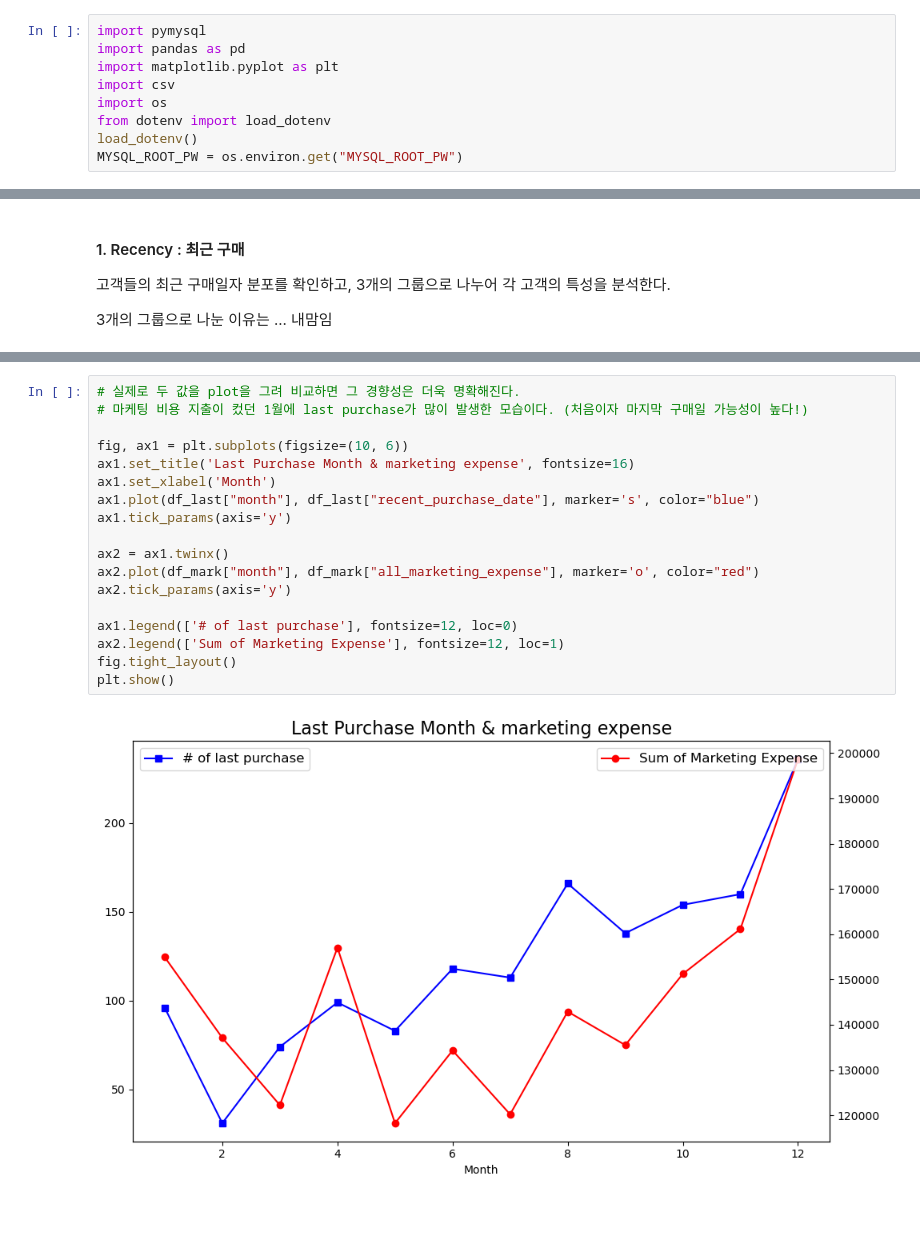
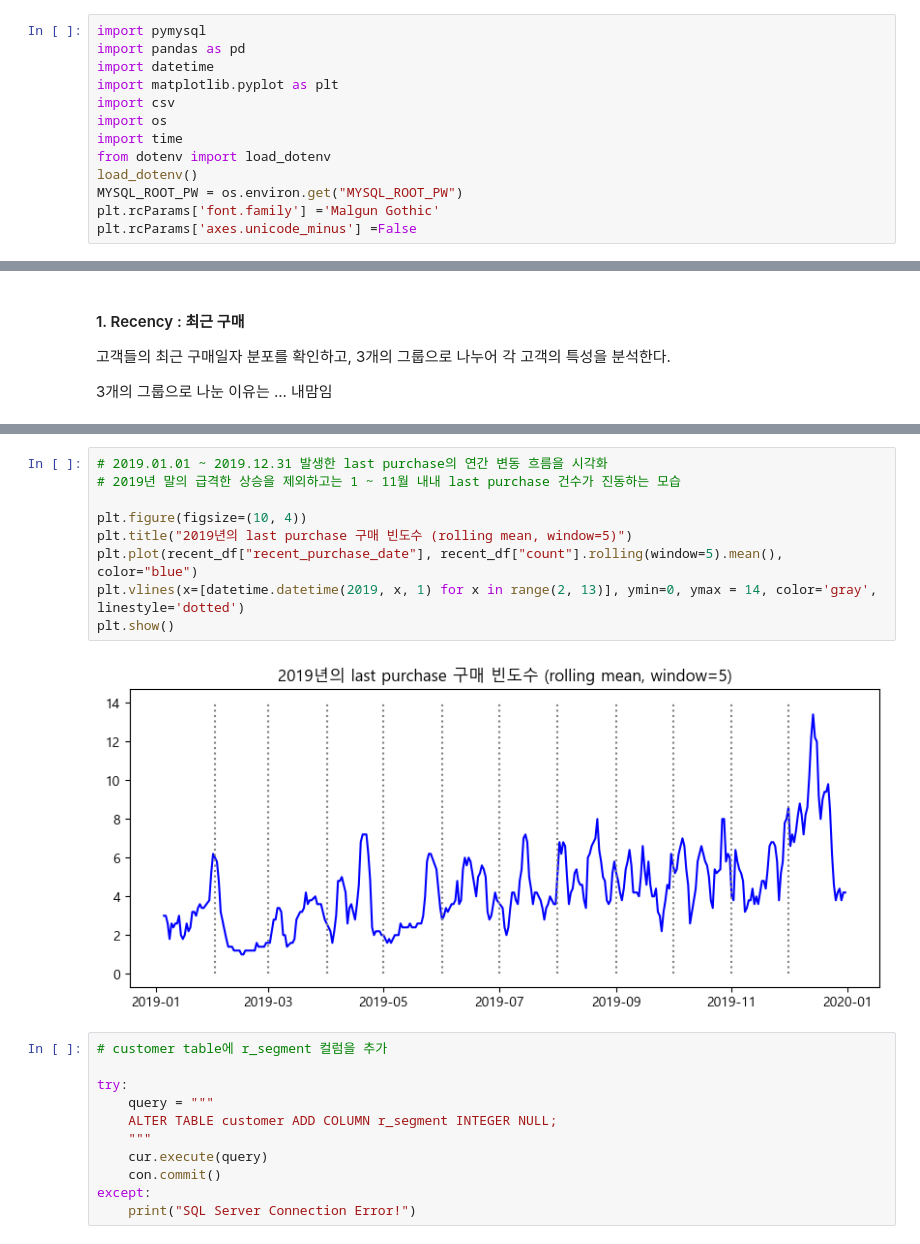
Before and after one commit to 0x106053b/SQL_exercises, a Jupyter notebook: 2.RFM.ipynb, the cells around one changed output, grey strips where cells are left out. Saved outputs shown, nothing was run; the diff lists cells and outputs as text; blank space fills up the shorter version.

```diff
--- a/2.RFM.ipynb
+++ b/2.RFM.ipynb
@@ -6,12 +6,16 @@ RFM : Recency(최근 구매), Frequency(자주 구매), Monetary(얼마나 구
 # %%
 import pymysql
 import pandas as pd
+import datetime
 import matplotlib.pyplot as plt
 import csv
 import os
+import time
 from dotenv import load_dotenv
 load_dotenv()
 MYSQL_ROOT_PW = os.environ.get("MYSQL_ROOT_PW")
+plt.rcParams['font.family'] ='Malgun Gothic'
+plt.rcParams['axes.unicode_minus'] =False
 # %%
 con = pymysql.connect(host="localhost", db="ecommerce", user="root", password=MYSQL_ROOT_PW)
 cur = con.cursor()
@@ -180,20 +137,22 @@ except:
-# %%
-# 실제로 두 값을 plot을 그려 비교하면 그 경향성은 더욱 명확해진다.
-# 마케팅 비용 지출이 컸던 1월에 last purchase가 많이 발생한 모습이다. (처음이자 마지막 구매일 가능성이 높다!)
-
-fig, ax1 = plt.subplots(figsize=(10, 6))
-ax1.set_title('Last Purchase Month & marketing expense', fontsize=16)
-ax1.set_xlabel('Month')
-ax1.plot(df_last["month"], df_last["recent_purchase_date"], marker='s', color="blue")
-ax1.tick_params(axis='y')
-
-ax2 = ax1.twinx()
-ax2.plot(df_mark["month"], df_mark["all_marketing_expense"], marker='o', color="red")
-ax2.tick_params(axis='y')
-
-ax1.legend(['# of last purchase'], fontsize=12, loc=0)
-ax2.legend(['Sum of Marketing Expense'], fontsize=12, loc=1)
-fig.tight_layout()
-plt.show()
-# %% [output]
-[figure, removed]
+# %%
+# 2019.01.01 ~ 2019.12.31 발생한 last purchase의 연간 변동 흐름을 시각화
+# 2019년 말의 급격한 상승을 제외하고는 1 ~ 11월 내내 last purchase 건수가 진동하는 모습
+
+plt.figure(figsize=(10, 4))
+plt.title("2019년의 last purchase 구매 빈도수 (rolling mean, window=5)")
+plt.plot(recent_df["recent_purchase_date"], recent_df["count"].rolling(window=5).mean(), color="blue")
+plt.vlines(x=[datetime.datetime(2019, x, 1) for x in range(2, 13)], ymin=0, ymax = 14, color='gray', linestyle='dotted')
+plt.show()
+# %% [output]
+[figure, added]
+# %%
+# customer table에 r_segment 컬럼을 추가
+
+try:
+    query = """
+    ALTER TABLE customer ADD COLUMN r_segment INTEGER NULL;
+    """
+    cur.execute(query)
+    con.commit()
+except:
+    print("SQL Server Connection Error!")
```
Also changed, not shown: parts of 22 cells of this notebook, 1 other file.
